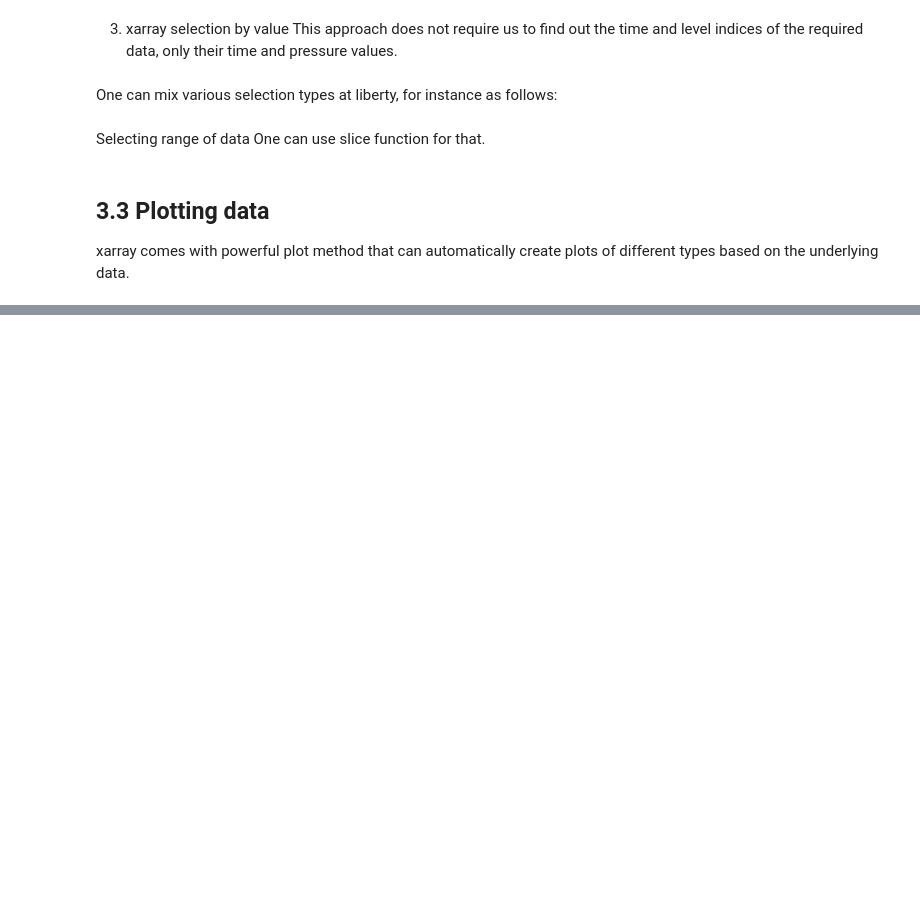
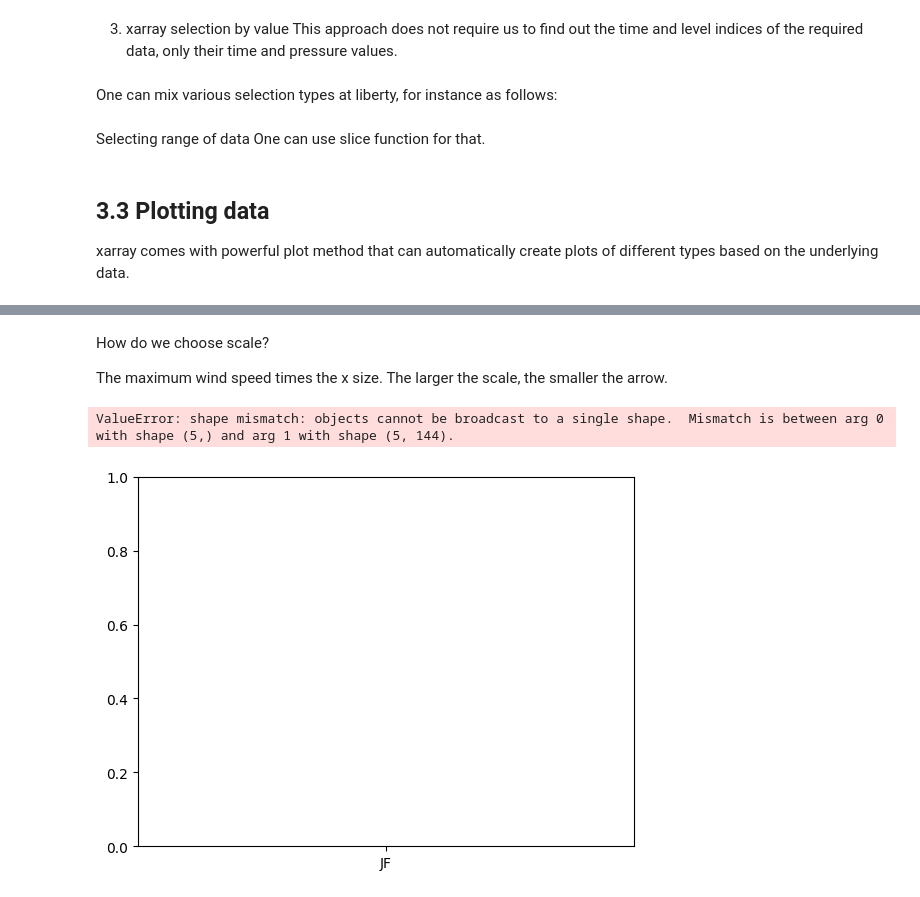
Before and after one commit to ChaPop870/63-527-Data-Analysis-of-Atm-and-Oce-using-Python-Labs, a Jupyter notebook: Lab-Report-2/Lecture 3.ipynb, the cells around one changed output, grey strips where cells are left out. Saved outputs shown, nothing was run; the diff lists cells and outputs as text; code cells hidden in the pictures; blank space fills up the shorter version.

```diff
--- a/Lab-Report-2/Lecture 3.ipynb
+++ b/Lab-Report-2/Lecture 3.ipynb
@@ -187,0 +243,26 @@ types based on the underlying data.
+# %% [markdown]
+How do we choose scale?
+
+The maximum wind speed times the x size. The larger the scale, the smaller the arrow.
+# %%
+import datetime as dt
+import matplotlib.pyplot as plt
+tsurf=ds.t.sel(level=1000, latitude=53.55, method="nearest")
+#define time bins corresponding to seasons
+yy=2000
+dd=15
+time_bins=[dt.datetime(year=1999,month=1,day=dd),
+dt.datetime(year=yy,month=2,day=dd),
+dt.datetime(year=yy,month=5,day=dd),
+dt.datetime(year=yy,month=8,day=dd),
+dt.datetime(year=yy,month=11,day=dd),
+dt.datetime(year=2001,month=12,day=dd)]
+bin_labels=["JF", "MAM", "JJA", "SON", "D"]
+#group temperature data by season bins and take average over all dimensions
+tsm=tsurf.groupby_bins("time",time_bins, labels=bin_labels).mean()
+# only the group "dimension" remain
+plt.bar(tuple(bin_labels),tsm)
+# we need to convert bin_labels to tuple since plt.bar() expects tuple argrument
+# %% [output]
+ValueError: shape mismatch: objects cannot be broadcast to a single shape.  Mismatch is between arg 0 with shape (5,) and arg 1 with shape (5, 144).
+[figure, added]
```
Also changed, not shown: parts of 5 cells of this notebook, 1 other file.
